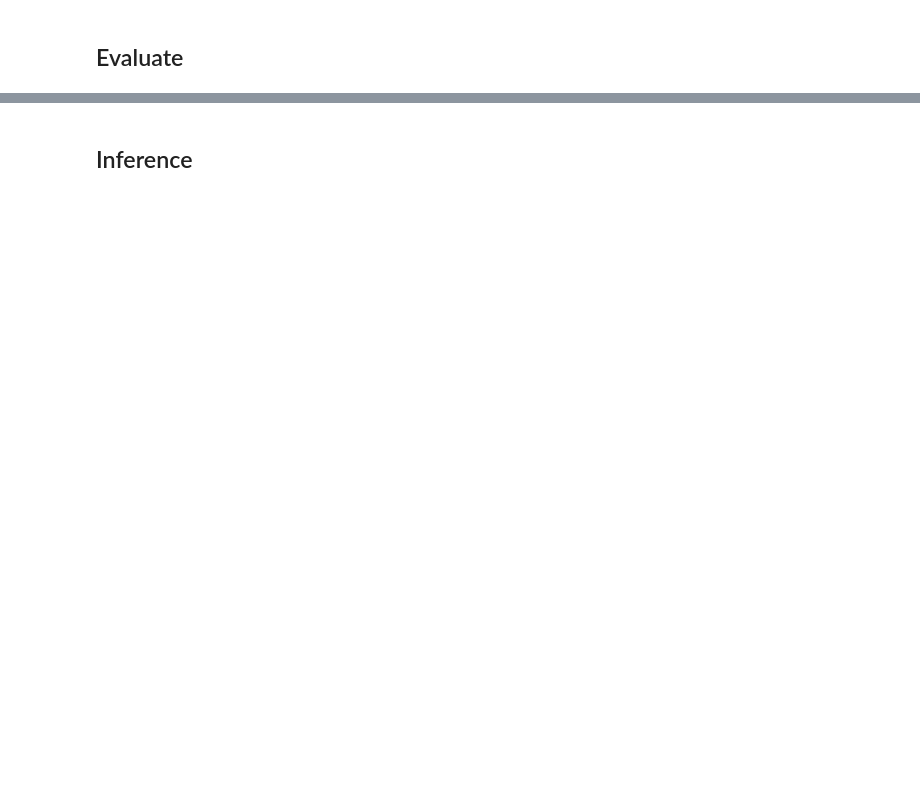
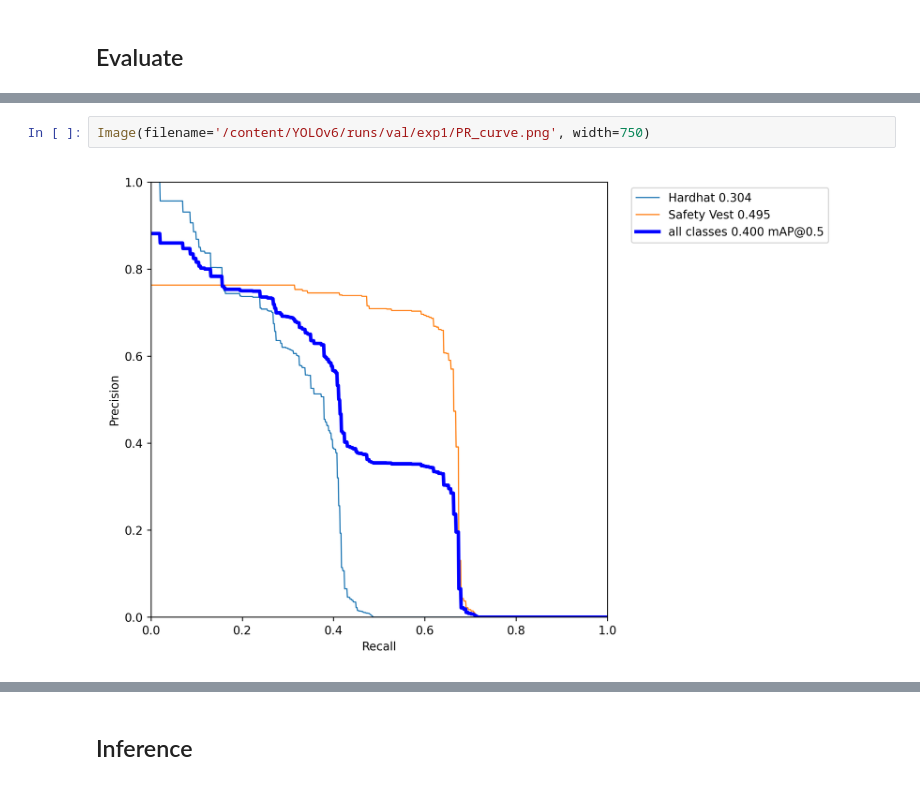
Before and after one commit to mabedd/Hardhat-Safety-Vest-Detection-YOLOv6, a Jupyter notebook: yolov6_hardhat_vest_detection.ipynb, the cells around one changed output, grey strips where cells are left out. Saved outputs shown, nothing was run; the diff lists cells and outputs as text; blank space fills up the shorter version.

```diff
--- a/yolov6_hardhat_vest_detection.ipynb
+++ b/yolov6_hardhat_vest_detection.ipynb
@@ -147,0 +185,4 @@ Results saved to runs/val/exp2
+# %%
+Image(filename='/content/YOLOv6/runs/val/exp1/PR_curve.png', width=750)
+# %% [output]
+[figure, added]
```
Also changed, not shown: parts of 24 cells of this notebook, 12 other files.
